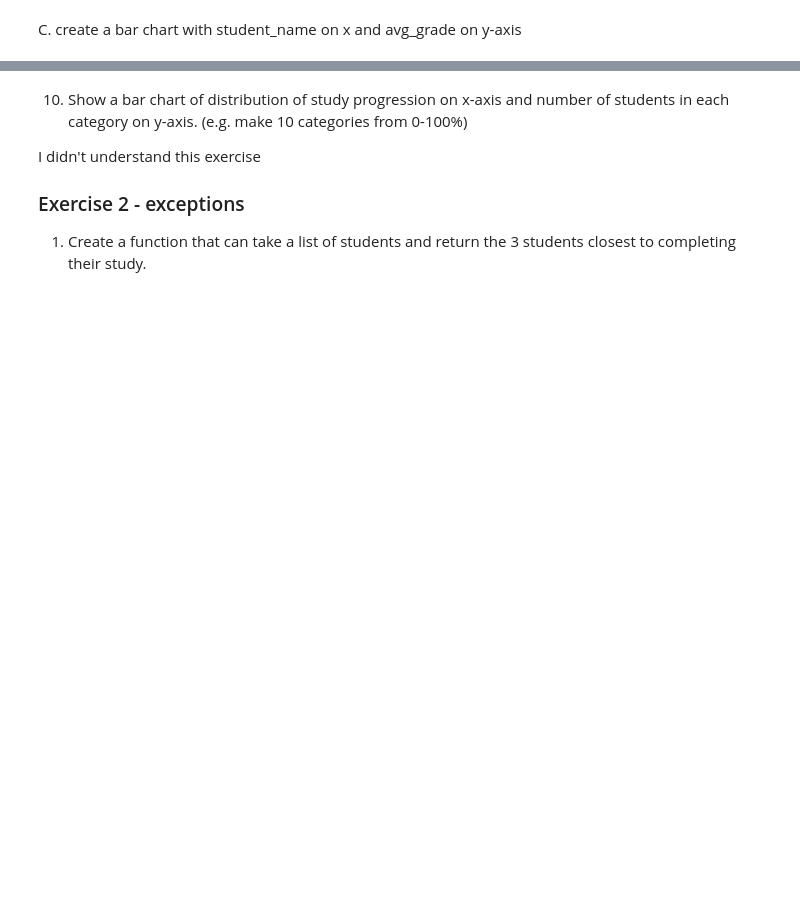
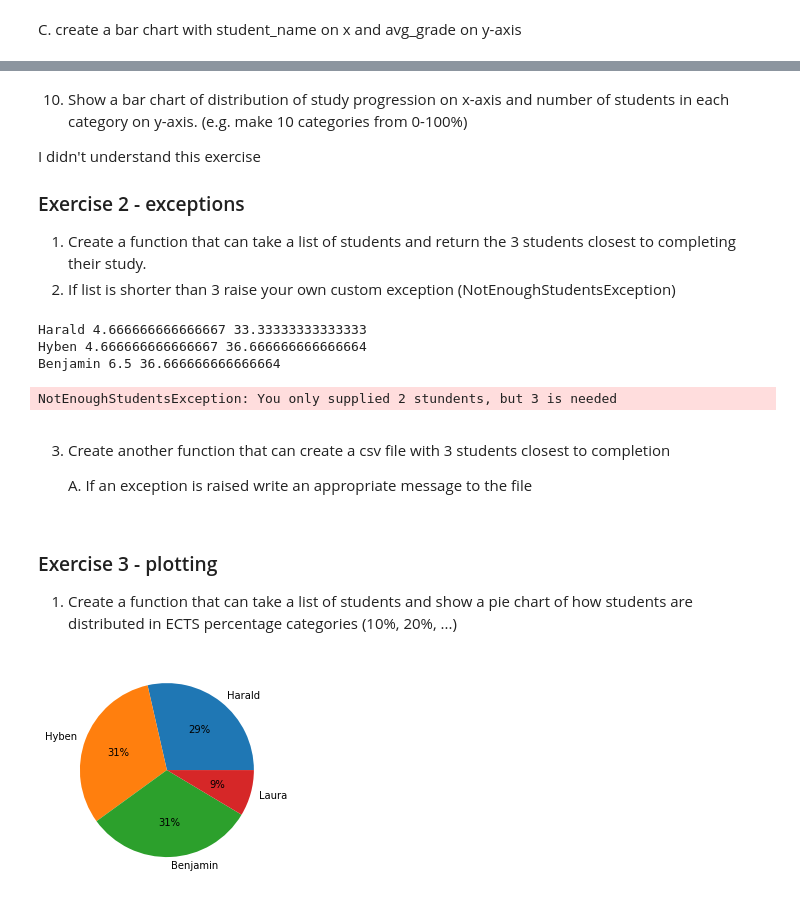
Before and after one commit to amalielandt/Python4Sem, a Jupyter notebook: week3/week3.ipynb, the cells around one changed output, grey strips where cells are left out. Cells and saved outputs as stored; diff of their text form; code cells hidden in the pictures; blank space fills up the shorter version.

```diff
--- a/week3/week3.ipynb
+++ b/week3/week3.ipynb
@@ -153,3 +157,32 @@ I didn't understand this exercise
 ### Exercise 2 - exceptions
 
 1. Create a function that can take a list of students and return the 3 students closest to completing their study.
+2. If list is shorter than 3 raise your own custom exception (NotEnoughStudentsException)
+# %%
+class NotEnoughStudentsException(IndexError):
+    def __init__(self, *args, **kwargs):
+        IndexError.__init__(self, *args, **kwargs)
+
+
+def furthest_students(students):
+    """findes the 3 students that are furthest with their studies. sorted on etcs points"""
+    sort_stud = sorted(students, key=Student.show_progress)
+    if(len(sort_stud)<3):
+        raise NotEnoughStudentsException("You only supplied {} stundents, but 3 is needed".format(len(sort_stud)))
+    return sort_stud[-3:]
+
+best_students = furthest_students(students)
+for student in best_students:
+        print(student.name, student.get_avg_grade(), student.show_progress())
+
+
+exeption_students = furthest_students(students[0:2])
+# %% [output]
+Harald 4.666666666666667 33.33333333333333
+Hyben 4.666666666666667 36.666666666666664
+Benjamin 6.5 36.666666666666664
+NotEnoughStudentsException: You only supplied 2 stundents, but 3 is needed
+# %% [markdown]
+3. Create another function that can create a csv file with 3 students closest to completion
+
+    A. If an exception is raised write an appropriate message to the file
@@ -155,0 +210,18 @@ I didn't understand this exercise
+# %% [markdown]
+
+### Exercise 3 - plotting
+
+1. Create a function that can take a list of students and show a pie chart of how students are distributed in ECTS percentage categories (10%, 20%, ...)
+# %%
+import matplotlib.pyplot as plt
+
+def get_progress_piechart(students):
+    list_of_ects = {}
+    for student in students:
+        list_of_ects[student.name] = student.show_progress()
+    plt.pie(list_of_ects.values(), labels=list_of_ects.keys(), autopct='%1.0f%%')
+    plt.show
+
+get_progress_piechart(students)
+# %% [output]
+[figure, added]
```
Also changed, not shown: parts of 8 cells of this notebook, 3 other files.
